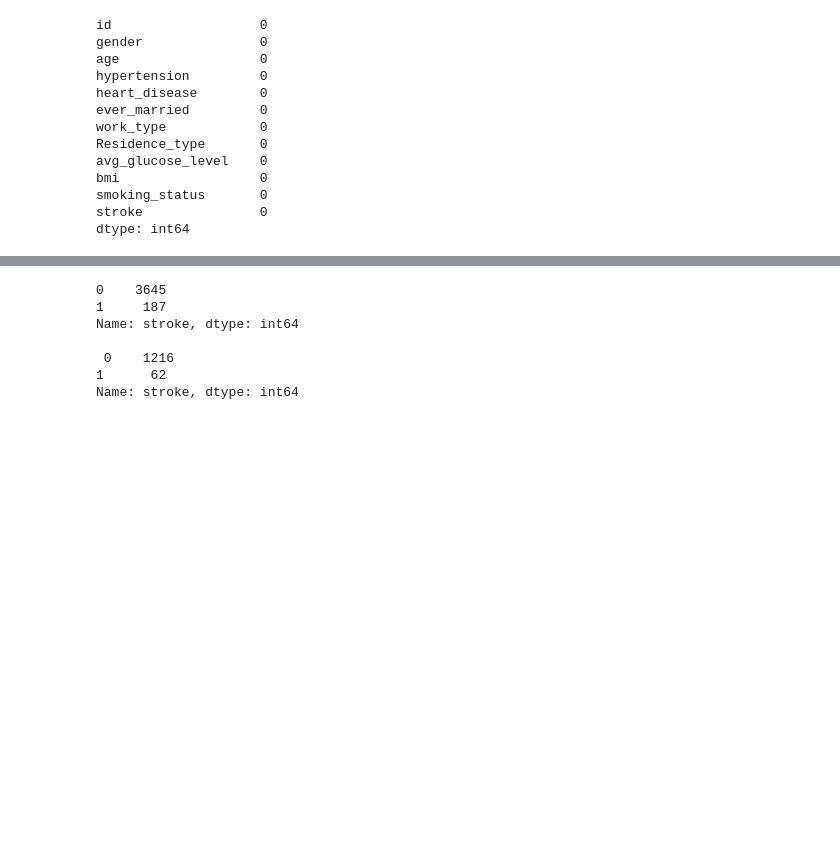
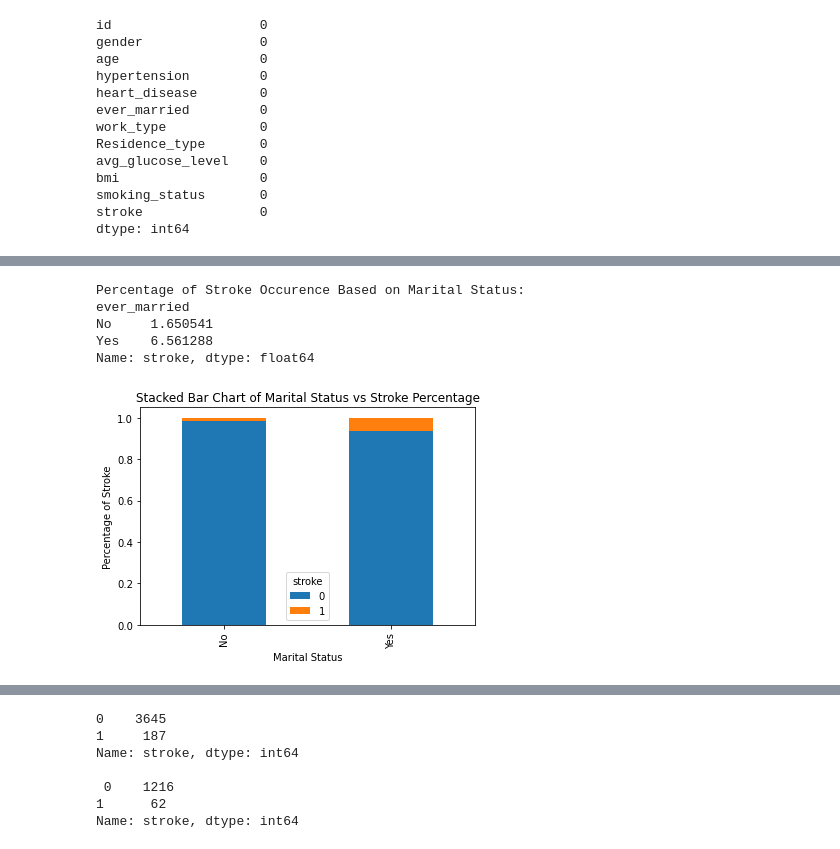
Before and after one commit to VolhaP87/Stroke_Prediction_Analysis, a Jupyter notebook: Stroke_prediction1.ipynb, the cells around one changed output, grey strips where cells are left out. Drawn from its saved outputs; the diff is of its cells as text; code cells hidden in the pictures; blank space fills up the shorter version.

```diff
--- a/Stroke_prediction1.ipynb
+++ b/Stroke_prediction1.ipynb
@@ -91,0 +121,17 @@ dtype: int64
+# %%
+print("Percentage of Stroke Occurence Based on Marital Status:")
+print(df.groupby('ever_married')['stroke'].mean() * 100)
+print()
+table = pd.crosstab(df.ever_married, df.stroke)
+table.div(table.sum(1).astype(float), axis=0).plot(kind='bar', stacked=True)
+plt.title('Stacked Bar Chart of Marital Status vs Stroke Percentage')
+plt.xlabel('Marital Status')
+plt.ylabel('Percentage of Stroke')
+plt.savefig('marriage_vs_stroke')
+# %% [output]
+Percentage of Stroke Occurence Based on Marital Status:
+ever_married
+No     1.650541
+Yes    6.561288
+Name: stroke, dtype: float64
+[figure, added]
```
Also changed, not shown: parts of 38 cells of this notebook.
